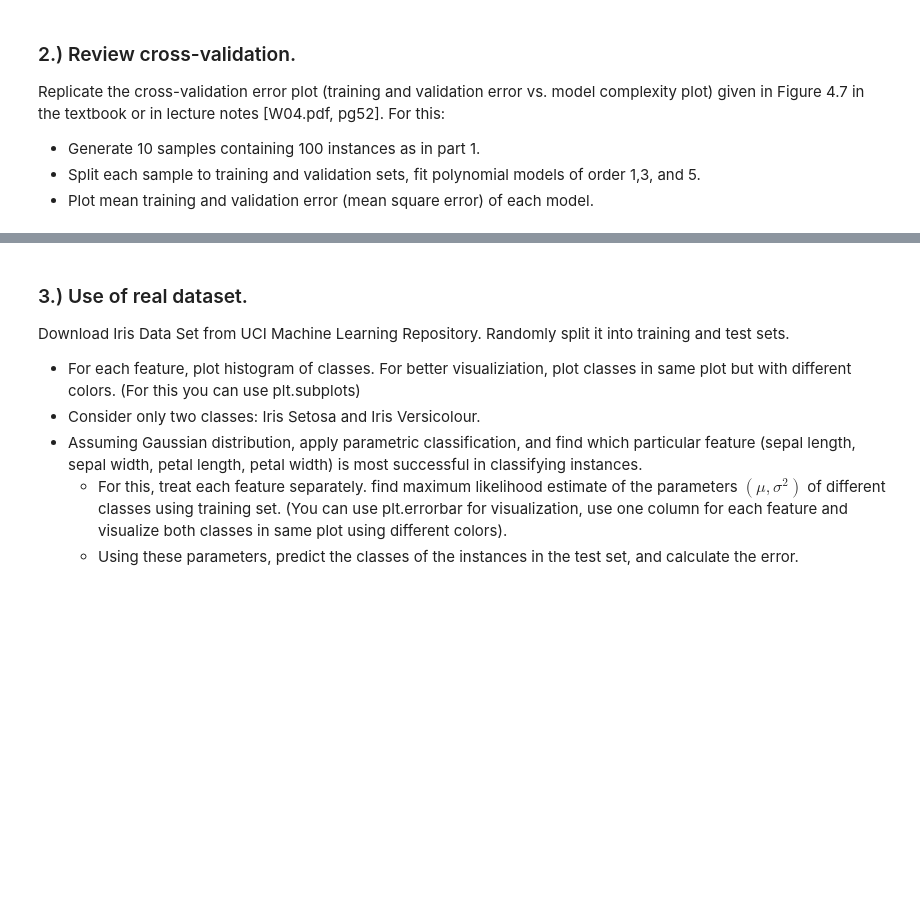
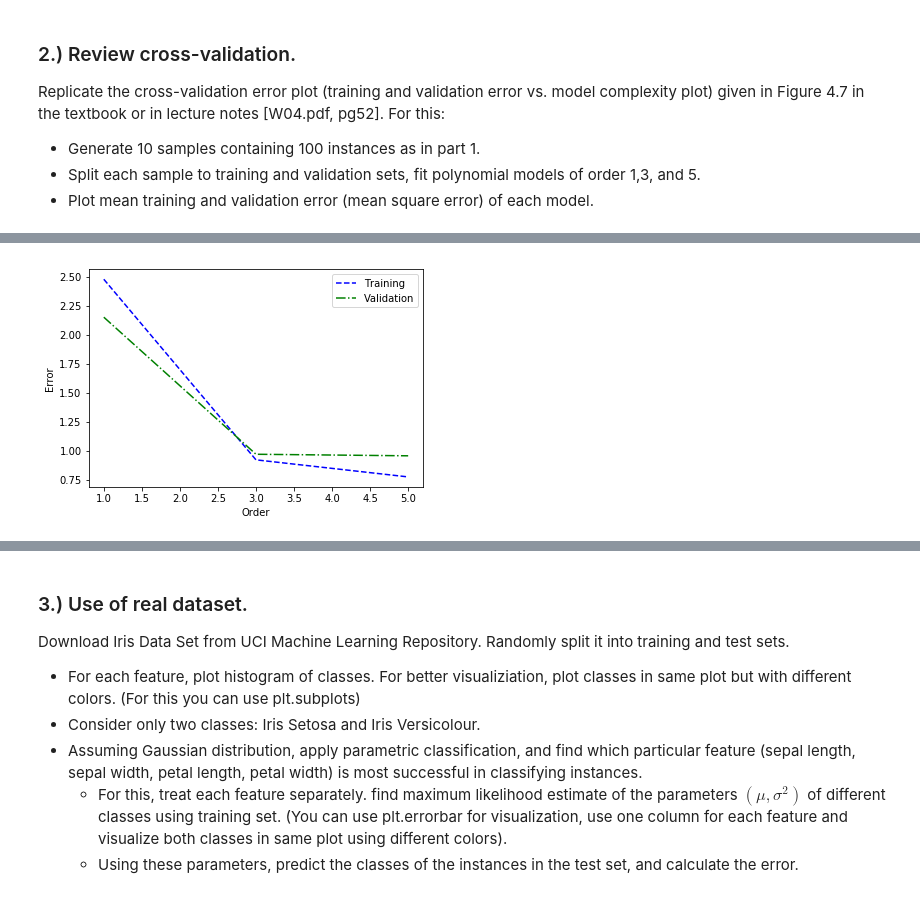
Before and after one commit to nazmicancalik/ml, a Jupyter notebook: 2014400207.ipynb, the cells around one changed output, grey strips where cells are left out. Drawn from its saved outputs; the diff is of its cells as text; code cells hidden in the pictures; blank space fills up the shorter version.

```diff
--- a/2014400207.ipynb
+++ b/2014400207.ipynb
@@ -183,6 +183,13 @@ TRAINING_SPLIT_RATIO = 0.8
 x_values = np.random.uniform(low=0,high=5,size=SIZE)
 r_values_list = []
 
+# Calculates the mean squared error
+def calc_mse(g,r):
+    g = np.array(g)
+    r = np.array(r)
+
+    difference = g-r
+    return np.mean(difference**2)
 
 # Shape of x_values: (100,)
 # Shape of r_values_list (10,100)
@@ -210,4 +217,81 @@ for i in range(SAMPLE_COUNT):
 
 # Split the data
 x_training,x_test,r_training,r_test = split_data(x_values,r_values_list,TRAINING_SPLIT_RATIO)
+
+
+# Define the training & test fits arrays for each order
+training_order_1_fits = []
+test_order_1_fits = []
+
+training_order_3_fits = []
+test_order_3_fits = []
+
+training_order_5_fits = []
+test_order_5_fits = []
+
+
+
+# Get the fits for every one of them
+for i in range(SAMPLE_COUNT):
+
+    # Order 1 training and test fits
+    training_order_1_fit = fit(x_training,r_training[i],1)
+    training_order_1_coeffs = polyfit(x_training,r_training[i],1)
+
+    # Get the test order 1 fit according to the coeffs we get from training order 1 fitting
+    test_order_1_fit = np.polyval(np.flip(training_order_1_coeffs,axis=0),x_test)
+    training_order_1_fits.append(training_order_1_fit)
+    test_order_1_fits.append(test_order_1_fit)
+
+    # Order 3 training and test fits
+    training_order_3_fit = fit(x_training,r_training[i],3)
+    training_order_3_coeffs = polyfit(x_training,r_training[i],3)
+
+    # Get the test order 3 fit according to the coeffs we get from training order 3 fitting
+    test_order_3_fit = np.polyval(np.flip(training_order_3_coeffs,axis=0),x_test)
+    training_order_3_fits.append(training_order_3_fit)
+    test_order_3_fits.append(test_order_3_fit)
+
+    # Order 5 training and test fits
+    training_order_5_fit = fit(x_training,r_training[i],5)
+    training_order_5_coeffs = polyfit(x_training,r_training[i],5)
+
+    # Get the test order 5 fit according to the coeffs we get from training order 5 fitting
+    test_order_5_fit = np.polyval(np.flip(training_order_5_coeffs,axis=0),x_test)
+    training_order_5_fits.append(training_order_5_fit)
+    test_order_5_fits.append(test_order_5_fit)
+
+# Convert arrays to np arrays for convenience
+training_order_1_fits = np.array(training_order_1_fits)
+test_order_1_fits = np.array(test_order_1_fits)
+
+training_order_3_fits = np.array(training_order_3_fits)
+test_order_3_fits = np.array(test_order_3_fits)
+
+training_order_5_fits = np.array(training_order_5_fits)
+test_order_5_fits = np.array(test_order_5_fits)
+
+# Calculate the training errors for each order
+print(training_order_1_fits.shape)
+print(r_training.shape)
+training_order_1_error = calc_mse(training_order_1_fits,r_training)
+training_order_3_error = calc_mse(training_order_3_fits,r_training)
+training_order_5_error = calc_mse(training_order_5_fits,r_training)
+training_errors = [training_order_1_error,training_order_3_error,training_order_5_error]
+
+# Calculate the test errors for each order
+
+test_order_1_error = calc_mse(test_order_1_fits,r_test)
+test_order_3_error = calc_mse(test_order_3_fits,r_test)
+test_order_5_error = calc_mse(test_order_5_fits,r_test)
+test_errors = [test_order_1_error,test_order_3_error,test_order_5_error]
+
+# Plot the training/test error plot
+orders = [1,3,5]
+plt.ylabel('Error')
+plt.xlabel('Order')
+plt.plot(orders,training_errors,'b--',label='Training')
+plt.plot(orders,test_errors,'g-.',label='Validation')
+plt.legend()
+plt.show()
 # %% [output]
@@ -233,3 +300,4 @@ NameError: name 'training_x' is not defined
+[figure, added]
 # %%
 # GOOD FOR SPLITTING DATA I NEED THIS
 matrix = np.array([[1,2,3,4,5],[101,102,103,104,105],[201,202,203,204,205]])
```
Also changed, not shown: parts of 3 cells of this notebook.
